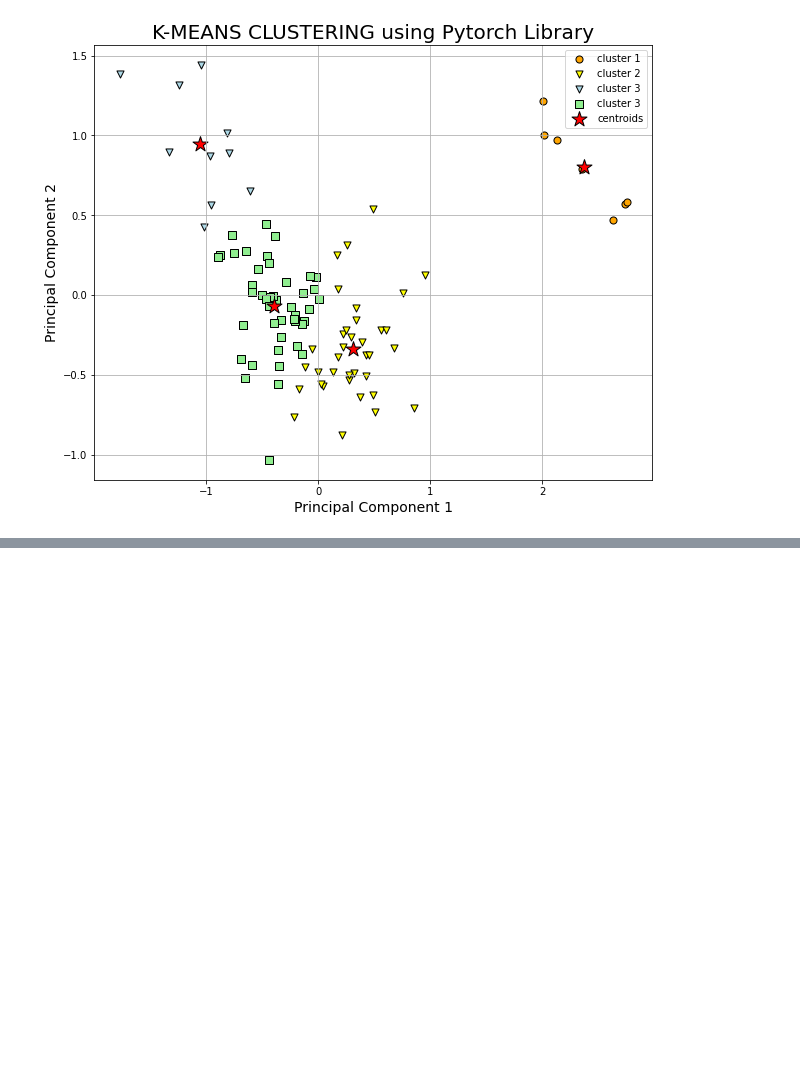
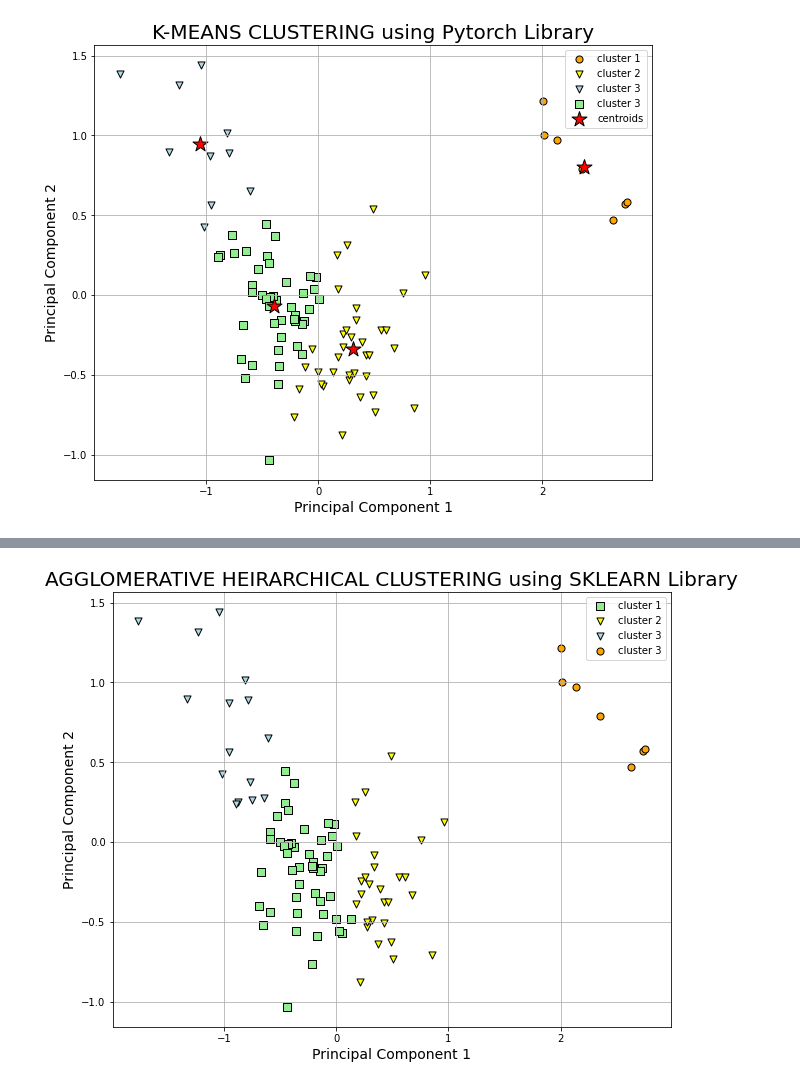
Before and after one commit to NishaMDev/ML-Learning, a Jupyter notebook: Assignment#1/ML_Assignment_1.ipynb, the cells around one changed output, grey strips where cells are left out. Cells and saved outputs as stored; diff of their text form; code cells hidden in the pictures; blank space fills up the shorter version.

```diff
--- a/Assignment#1/ML_Assignment_1.ipynb
+++ b/Assignment#1/ML_Assignment_1.ipynb
@@ -728,0 +765,42 @@ plt.show()
+# %%
+labels = model.labels_
+# %%
+plt.figure(figsize=(10,8))
+
+plt.scatter(
+    pca_df_2[labels == 0, 0], pca_df_2[labels == 0, 1],
+    s=50, c='lightgreen',
+    marker='s', edgecolor='black',
+    label='cluster 1'
+)
+
+plt.scatter(
+    pca_df_2[labels == 1, 0], pca_df_2[labels == 1, 1],
+    s=50, c='yellow',
+    marker='v', edgecolor='black',
+    label='cluster 2'
+)
+
+plt.scatter(
+    pca_df_2[labels == 2, 0], pca_df_2[labels == 2, 1],
+    s=50, c='lightblue',
+    marker='v', edgecolor='black',
+    label='cluster 3'
+)
+
+plt.scatter(
+    pca_df_2[labels == 3, 0], pca_df_2[labels == 3, 1],
+    s=50, c='orange',
+    marker='o', edgecolor='black',
+    label='cluster 3'
+)
+
+
+plt.title('AGGLOMERATIVE HEIRARCHICAL CLUSTERING using SKLEARN Library', fontsize=20)
+plt.xlabel('Principal Component 1', fontsize=14)
+plt.ylabel('Principal Component 2', fontsize=14)
+plt.legend(scatterpoints=1)
+plt.grid()
+plt.show()
+# %% [output]
+[figure, added]
```
Also changed, not shown: parts of 14 cells of this notebook.
